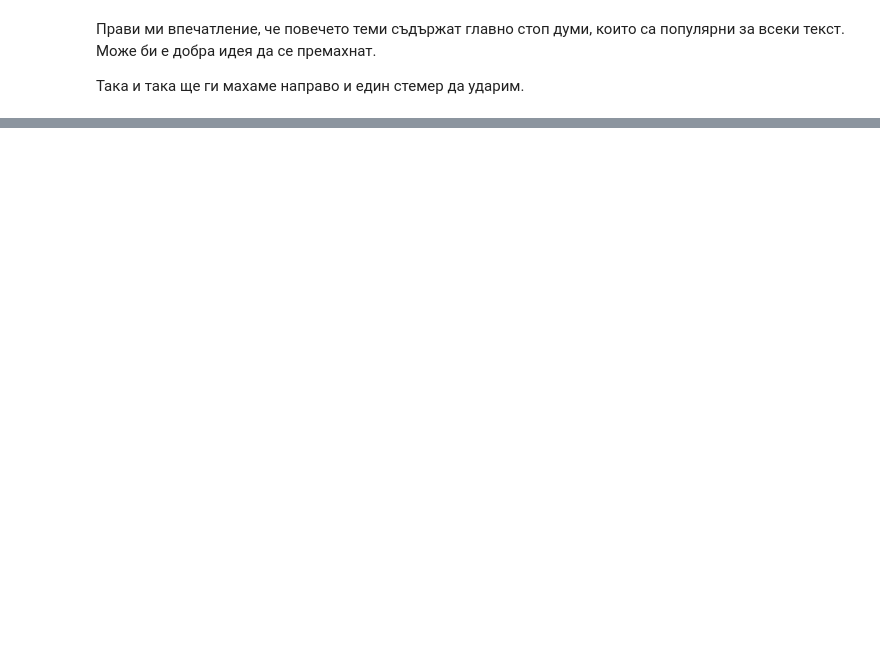
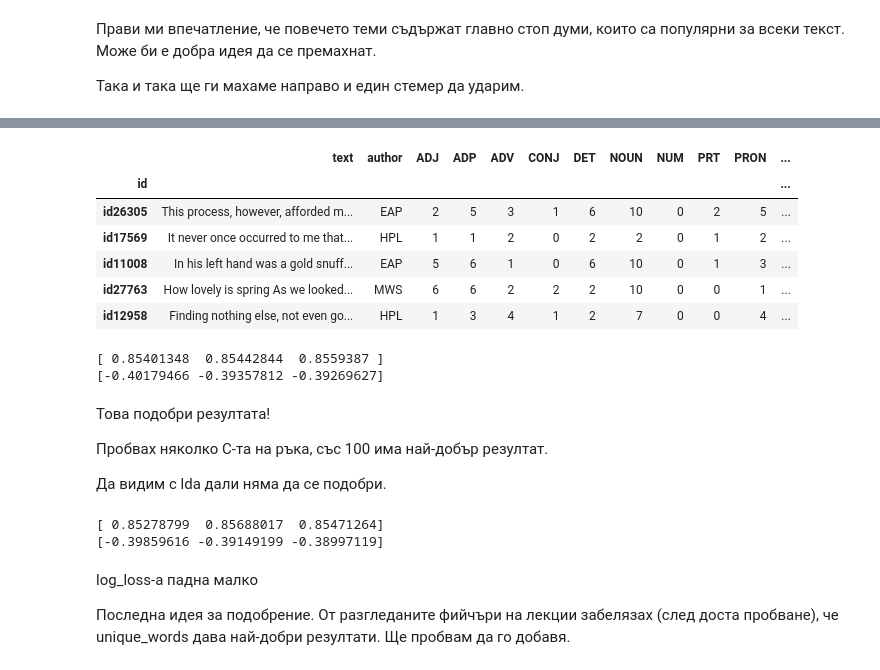
Before and after one commit to thalvadzhi/Machine-Learning-with-Python, a Jupyter notebook: hw1/Task 3/Spooky Author Improvement.ipynb, the cells around one changed output, grey strips where cells are left out. Drawn from its saved outputs; the diff is of its cells as text; code cells hidden in the pictures; blank space fills up the shorter version.

```diff
--- a/hw1/Task 3/Spooky Author Improvement.ipynb
+++ b/hw1/Task 3/Spooky Author Improvement.ipynb
@@ -209,0 +253,7 @@ submit_file.to_csv("~/Desktop/spooky_prediction.csv")
+# %%
+tfidf = make_union(*[
+    make_pipeline(FunctionTransformer(get_text, validate=False),
+                                  TfidfVectorizer(ngram_range=(1, 2), min_df=2,
+                                                              max_df=0.8, lowercase=False)),
+])
+pipeline_tfidf = make_pipeline(tfidf, MultinomialNB(alpha=0.01))
@@ -209,0 +314,19 @@ submit_file.to_csv("~/Desktop/spooky_prediction.csv")
+# %%
+def stack_model(train, test, model, splits):
+    kf = StratifiedKFold(n_splits=splits, shuffle=True)
+    proba_train = pd.np.zeros([train.shape[0], 3])
+    proba_test = pd.np.zeros([test.shape[0], 3])
+    y = train.author
+    for train_indices, test_indices in kf.split(train, y):
+        split_train_x, split_train_y = train.iloc[train_indices], y.iloc[train_indices]
+        split_test_x =  train.iloc[test_indices]
+
+        model.fit(split_train_x, split_train_y)
+        proba_train[test_indices] = model.predict_proba(split_test_x)
+        proba_test += model.predict_proba(test)
+    proba_test /= splits
+    train_df = pd.DataFrame(proba_train, columns=['EAP', 'HPL', 'MWS'], index=train.index)
+    test_df = pd.DataFrame(proba_test, columns=['EAP', 'HPL', 'MWS'], index=test.index)
+    return train_df, test_df
+# %%
+train_proba, test_proba = stack_model(train, test, pipeline_tfidf, 10)
@@ -209,0 +343,37 @@ submit_file.to_csv("~/Desktop/spooky_prediction.csv")
+# %%
+stacked_train = pd.concat([train_pos_avg, train_proba], axis=1)
+stacked_test = pd.concat([test_pos_avg, test_proba], axis=1)
+# %%
+stacked_train.head()
+# %% [output]
+|  | text | author | ADJ | ADP | ADV | CONJ | DET | NOUN | NUM | PRT | PRON | ... |
+| id |  |  |  |  |  |  |  |  |  |  |  | ... |
+| id26305 | This process, however, afforded m... | EAP | 2 | 5 | 3 | 1 | 6 | 10 | 0 | 2 | 5 | ... |
+| id17569 | It never once occurred to me that... | HPL | 1 | 1 | 2 | 0 | 2 | 2 | 0 | 1 | 2 | ... |
+| id11008 | In his left hand was a gold snuff... | EAP | 5 | 6 | 1 | 0 | 6 | 10 | 0 | 1 | 3 | ... |
+| id27763 | How lovely is spring As we looked... | MWS | 6 | 6 | 2 | 2 | 2 | 10 | 0 | 0 | 1 | ... |
+| id12958 | Finding nothing else, not even go... | HPL | 1 | 3 | 4 | 1 | 2 | 7 | 0 | 0 | 4 | ... |
+# %%
+print(cross_val_score(LogisticRegression(C=100), stacked_train.drop(["text", "author"], axis=1), stacked_train.author, cv=3, n_jobs=3))
+print(cross_val_score(LogisticRegression(C=100), stacked_train.drop(["text", "author"], axis=1), stacked_train.author,cv=3, n_jobs=3,
+                      scoring='neg_log_loss'))
+# %% [output]
+[ 0.85401348  0.85442844  0.8559387 ]
+[-0.40179466 -0.39357812 -0.39269627]
+# %% [markdown]
+Това подобри резултата!
+
+Пробвах няколко C-та на ръка, със 100 има най-добър резултат.
+
+Да видим с lda дали няма да се подобри.
+# %%
+print(cross_val_score(pipeline_lda_avg, stacked_train, stacked_train.author, cv=3, n_jobs=3))
+print(cross_val_score(pipeline_lda_avg, stacked_train, stacked_train.author,cv=3, n_jobs=3,
+                      scoring='neg_log_loss'))
+# %% [output]
+[ 0.85278799  0.85688017  0.85471264]
+[-0.39859616 -0.39149199 -0.38997119]
+# %% [markdown]
+log_loss-а падна малко
+
+Последна идея за подобрение. От разгледаните фийчъри на лекции забелязах (след доста пробване), че unique_words дава най-добри резултати. Ще пробвам да го добавя.
```
Also changed, not shown: parts of 74 cells of this notebook, 2 other files.
